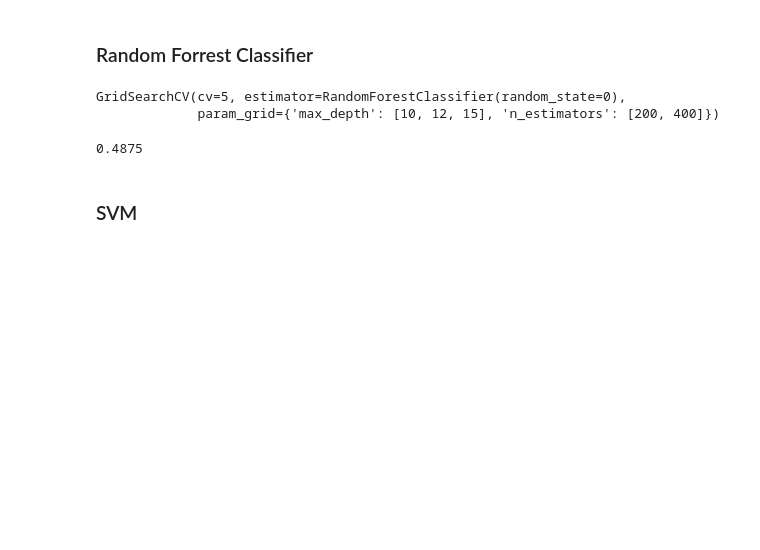
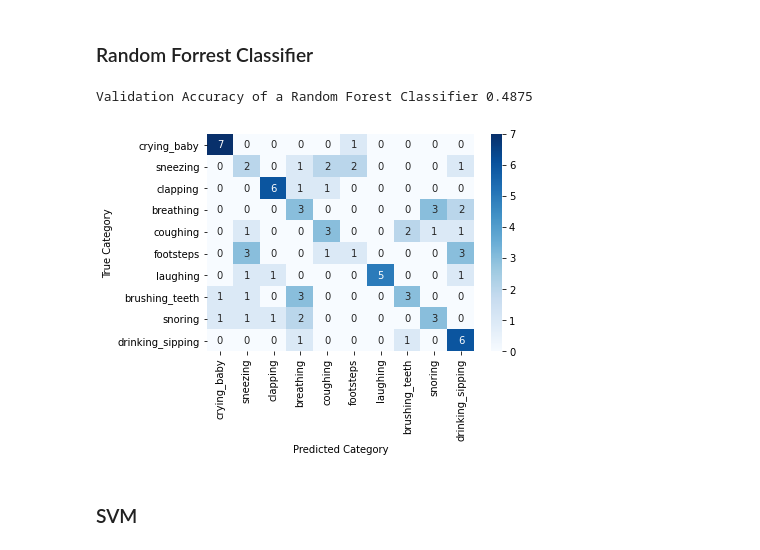
Before and after one commit to santiviquez/noisy-human-recognition, a Jupyter notebook: sound-classification.ipynb, the cells around one changed output. Drawn from its saved outputs; the diff is of its cells as text; code cells hidden in the pictures; blank space fills up the shorter version.

Commit message:
add confusion matrices

```diff
--- a/sound-classification.ipynb
+++ b/sound-classification.ipynb
@@ -279,6 +299,21 @@ X_train_2d = X_train.reshape((nsamples,nx*ny))
 
 nsamples, nx, ny = X_val.shape
 X_val_2d = X_val.reshape((nsamples,nx*ny))
+# %%
+def eval_and_plot(model, X_val, y_true, labels):
+    y_pred = model.predict(X_val)
+    model_acc = accuracy_score(y_true, y_pred)
+    conf_mat = confusion_matrix(y_true, y_pred)
+
+    ax = sns.heatmap(conf_mat, annot=True, cmap='Blues', xticklabels=labels, yticklabels=labels)
+    ax.set(xlabel="Predicted Category", ylabel="True Category")
+
+    return model_acc
+# %%
+plot_labels = ['crying_baby', 'sneezing', 'clapping',
+              'breathing', 'coughing', 'footsteps',
+              'laughing', 'brushing_teeth', 'snoring',
+              'drinking_sipping']
 # %% [markdown]
 ### Random Forrest Classifier
 # %%
@@ -290,15 +325,12 @@ param_grid = {
 rand_forest = RandomForestClassifier(random_state=0)
 clf = GridSearchCV(rand_forest, param_grid, cv = 5)
 clf.fit(X_train_2d, y_train)
-
-forest_acc = accuracy_score(clf.predict(X_val_2d), y_val)
-# %% [output]
-GridSearchCV(cv=5, estimator=RandomForestClassifier(random_state=0),
-             param_grid={'max_depth': [10, 12, 15], 'n_estimators': [200, 400]})
-# %%
-forest_acc
-# %% [output]
-0.4875
+# %%
+forest_acc = eval_and_plot(clf, X_val_2d, y_val, plot_labels)
+print("Validation Accuracy of a Random Forest Classifier", forest_acc)
+# %% [output]
+Validation Accuracy of a Random Forest Classifier 0.4875
+[figure, added]
 # %% [markdown]
 ### SVM
 # %%
```
Also changed, not shown: parts of 9 cells of this notebook.
